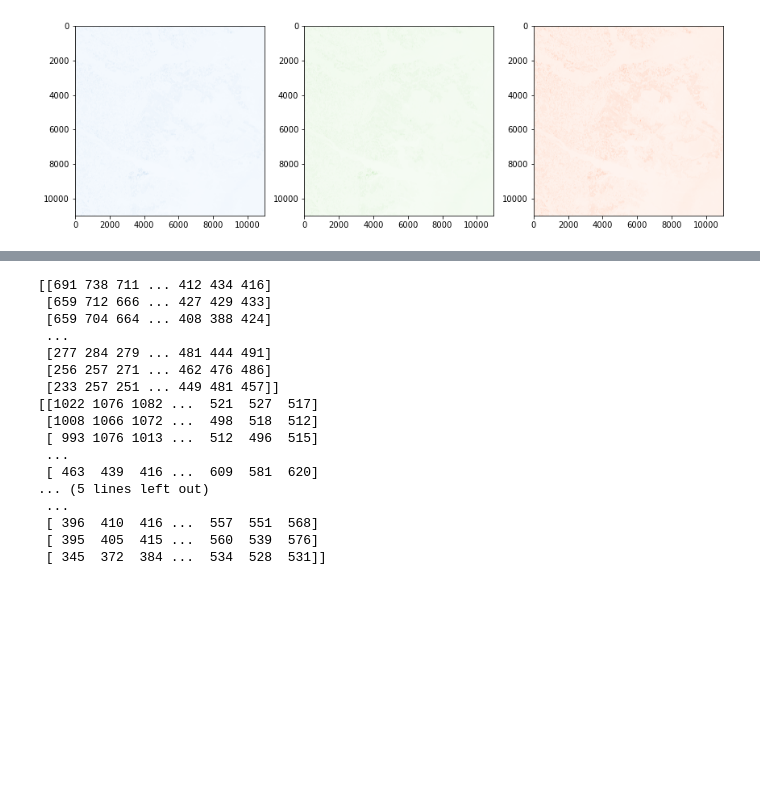
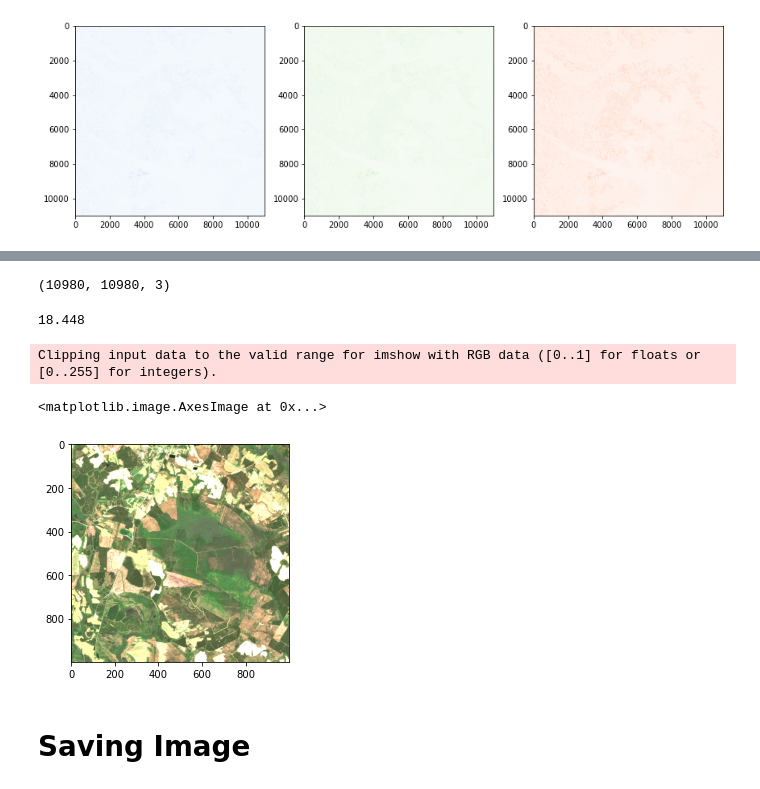
Before and after one commit to CSCCNY/final-project-landandbuildingsatimg-ccny, a Jupyter notebook: notebooks/scratch/01-SM-Big_Images_Sentinel2/01-SM-Image1_Sentinel2.ipynb, the cells around one changed output, grey strips where cells are left out. Cells and saved outputs as stored; diff of their text form; code cells hidden in the pictures; blank space fills up the shorter version.

```diff
--- a/notebooks/scratch/01-SM-Big_Images_Sentinel2/01-SM-Image1_Sentinel2.ipynb
+++ b/notebooks/scratch/01-SM-Big_Images_Sentinel2/01-SM-Image1_Sentinel2.ipynb
@@ -24,3 +28,9 @@ bands = rasterio.open(tif)
 band2 = rasterio.open(tif).read(1) #Blue
 band3 = rasterio.open(tif).read(2) #Green
 band4 = rasterio.open(tif).read(3) #Red
+# %%
+new_band2 = band2/1000.0
+new_band3 = band3/1000.0
+new_band4 = band4/1000.0
+print(new_band2.max())
+print(new_band2.min())
@@ -34,0 +348,21 @@ fig.tight_layout()
+# %%
+bands = np.zeros((new_band4.shape[0],new_band4.shape[1],3))
+bands[:,:,0] = new_band4
+bands[:,:,1] = new_band3
+bands[:,:,2] = new_band2
+# %%
+bands.shape
+# %% [output]
+(10980, 10980, 3)
+# %%
+bands[:,:,2].max()
+# %% [output]
+18.448
+# %%
+plt.imshow(bands[1:1000,1:1000,:])
+# %% [output]
+Clipping input data to the valid range for imshow with RGB data ([0..1] for floats or [0..255] for integers).
+<matplotlib.image.AxesImage at 0x...>
+[figure, added]
+# %% [markdown]
+# Saving Image
@@ -41,23 +379 @@ true_color.write(band4,1) # Blue
 true_color.close()
-# %%
-print(band2)
-print(band3)
-print(band4)
-# %% [output]
-[[691 738 711 ... 412 434 416]
- [659 712 666 ... 427 429 433]
- [659 704 664 ... 408 388 424]
- ...
- [277 284 279 ... 481 444 491]
- [256 257 271 ... 462 476 486]
- [233 257 251 ... 449 481 457]]
-[[1022 1076 1082 ...  521  527  517]
- [1008 1066 1072 ...  498  518  512]
- [ 993 1076 1013 ...  512  496  515]
- ...
- [ 463  439  416 ...  609  581  620]
-... (5 lines left out)
- ...
- [ 396  410  416 ...  557  551  568]
- [ 395  405  415 ...  560  539  576]
- [ 345  372  384 ...  534  528  531]]
```
Also changed, not shown: parts of 45 cells of this notebook.
